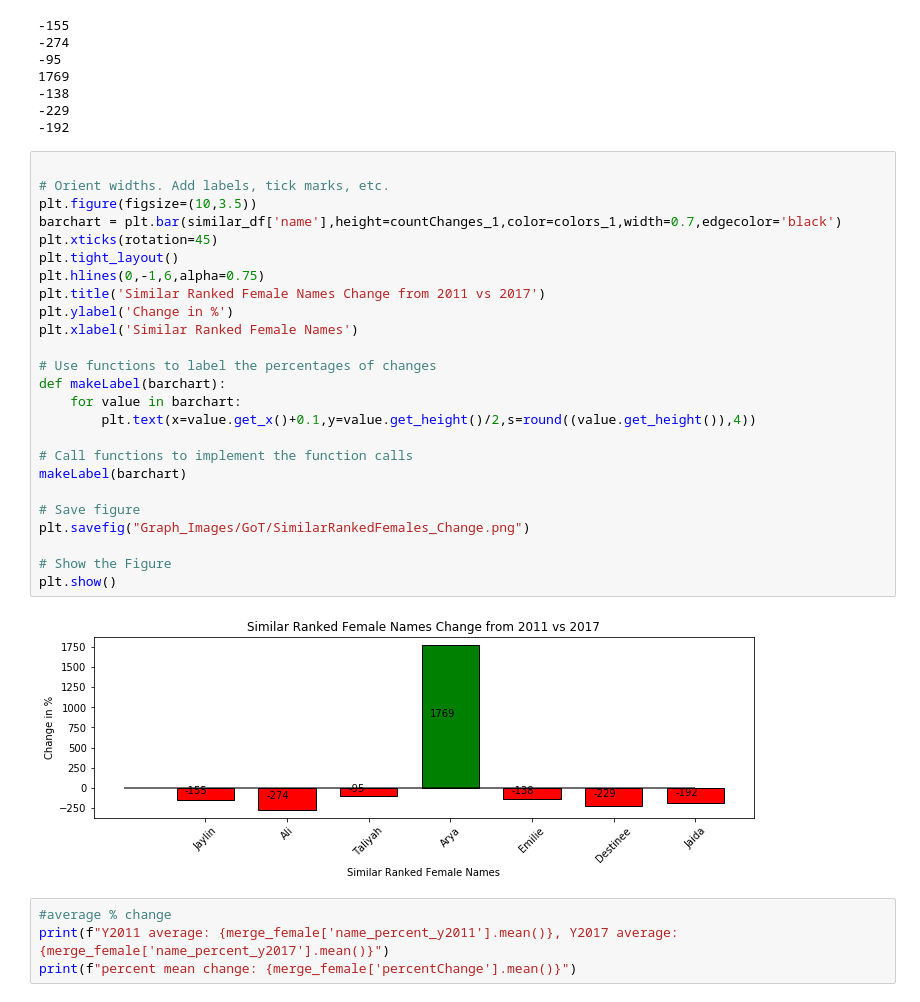
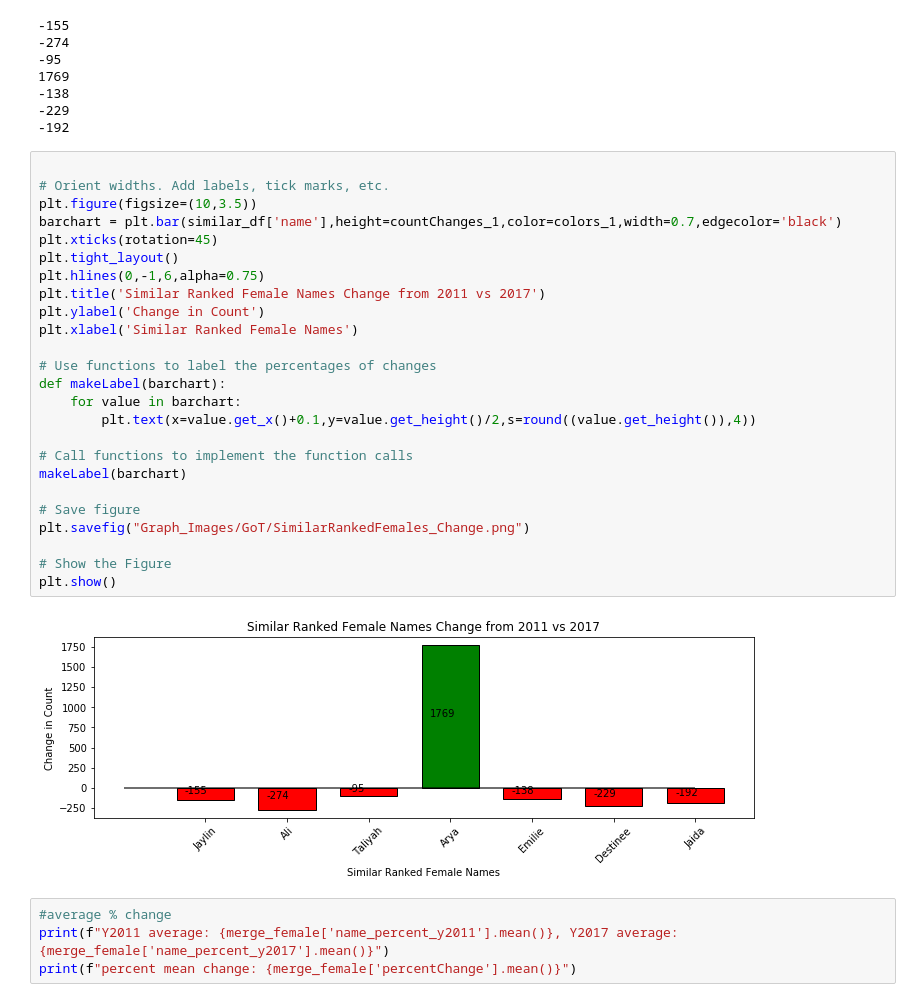
Before and after one commit to nsetnik0703/nightwatch, a Jupyter notebook: kelly_project.ipynb, the cells around one changed output. Cells and saved outputs as stored; diff of their text form.

```diff
--- a/kelly_project.ipynb
+++ b/kelly_project.ipynb
@@ -361,30 +361,30 @@ for value in countChanges_1:
 # %%
 
 # Orient widths. Add labels, tick marks, etc.
 plt.figure(figsize=(10,3.5))
 barchart = plt.bar(similar_df['name'],height=countChanges_1,color=colors_1,width=0.7,edgecolor='black')
 plt.xticks(rotation=45)
 plt.tight_layout()
 plt.hlines(0,-1,6,alpha=0.75)
 plt.title('Similar Ranked Female Names Change from 2011 vs 2017')
-plt.ylabel('Change in %')
+plt.ylabel('Change in Count')
 plt.xlabel('Similar Ranked Female Names')
 
 # Use functions to label the percentages of changes
 def makeLabel(barchart):
     for value in barchart:
         plt.text(x=value.get_x()+0.1,y=value.get_height()/2,s=round((value.get_height()),4))
 
 # Call functions to implement the function calls
 makeLabel(barchart)
 
 # Save figure
 plt.savefig("Graph_Images/GoT/SimilarRankedFemales_Change.png")
 
 # Show the Figure
 plt.show()
 # %% [output]
-[figure, old version]
+[figure, new version]
 # %%
 #average % change
 print(f"Y2011 average: {merge_female['name_percent_y2011'].mean()}, Y2017 average: {merge_female['name_percent_y2017'].mean()}")
```
